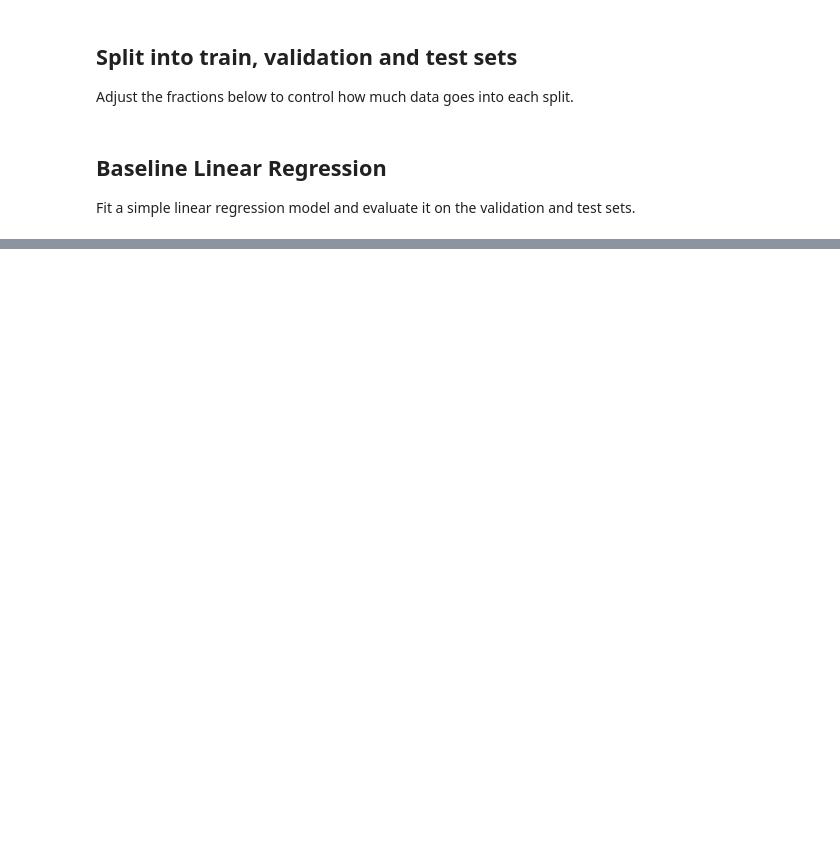
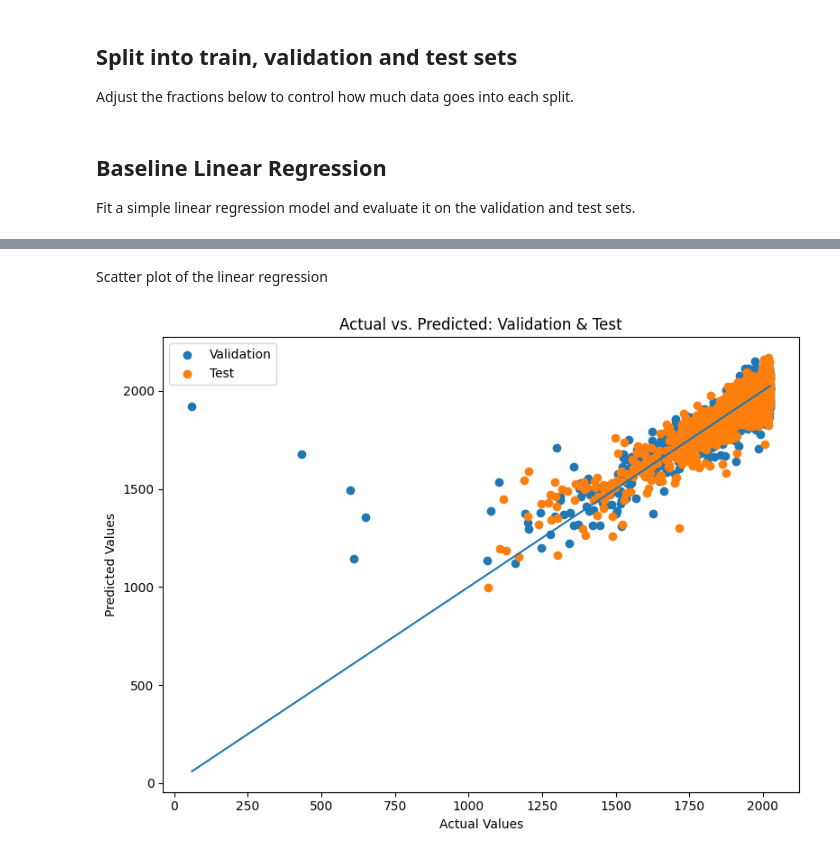
Before and after one commit to Saxe-pixel/Text-Embeddings, a Jupyter notebook: Repo/notebooks/models.ipynb, the cells around one changed output, grey strips where cells are left out. Drawn from its saved outputs; the diff is of its cells as text; code cells hidden in the pictures; blank space fills up the shorter version.

```diff
--- a/Repo/notebooks/models.ipynb
+++ b/Repo/notebooks/models.ipynb
@@ -51,0 +58,20 @@ print(f'Test MSE: {test_mse:.2f}')
+# %% [markdown]
+Scatter plot of the linear regression
+# %%
+plt.figure(figsize=(8, 6))
+plt.scatter(y_val, val_pred, label='Validation')
+plt.scatter(y_test, test_pred, label='Test')
+
+# Reference line y = x
+min_val = min(np.min(y_val), np.min(y_test))
+max_val = max(np.max(y_val), np.max(y_test))
+plt.plot([min_val, max_val], [min_val, max_val])
+
+plt.xlabel('Actual Values')
+plt.ylabel('Predicted Values')
+plt.title('Actual vs. Predicted: Validation & Test')
+plt.legend()
+plt.tight_layout()
+plt.show()
+# %% [output]
+[figure, added]
```
Also changed, not shown: parts of 3 cells of this notebook, 1 other file.
